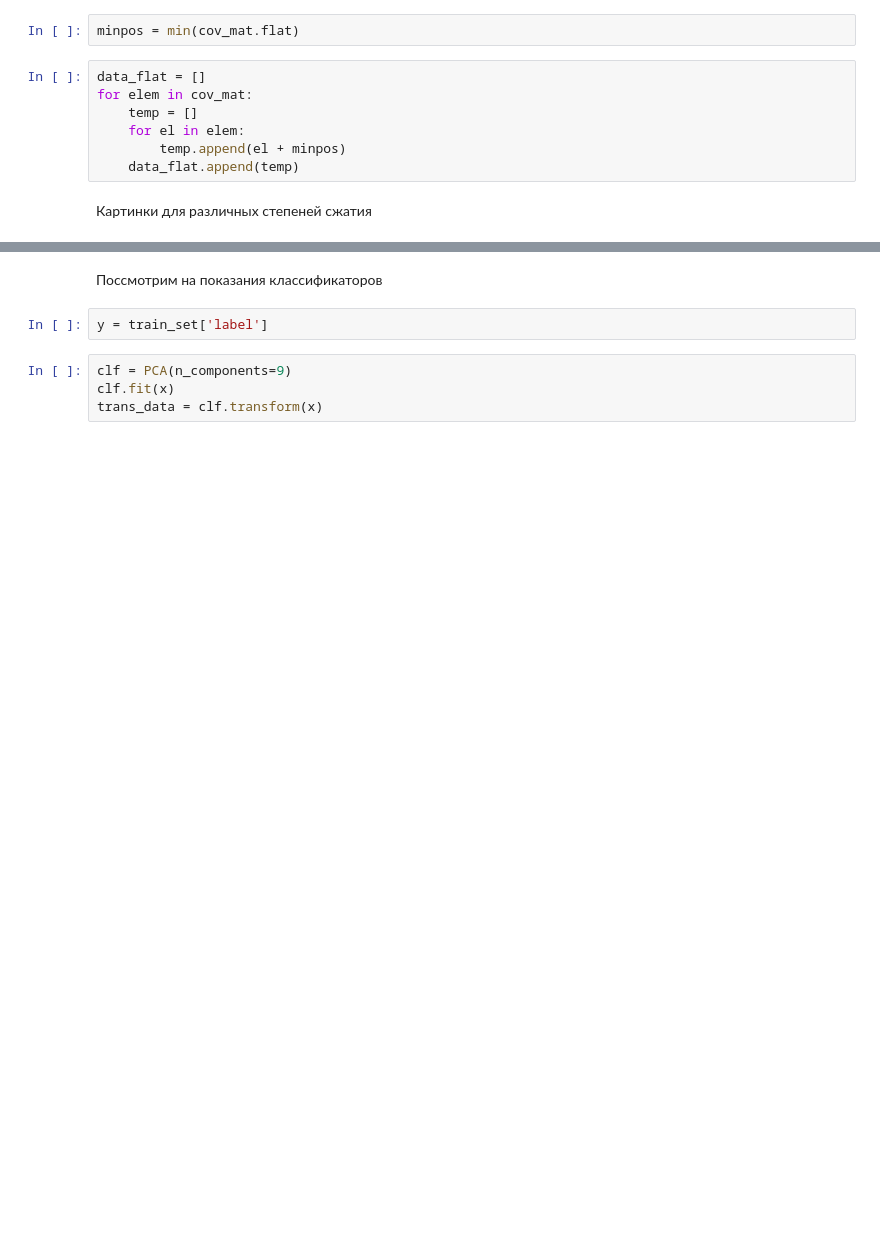
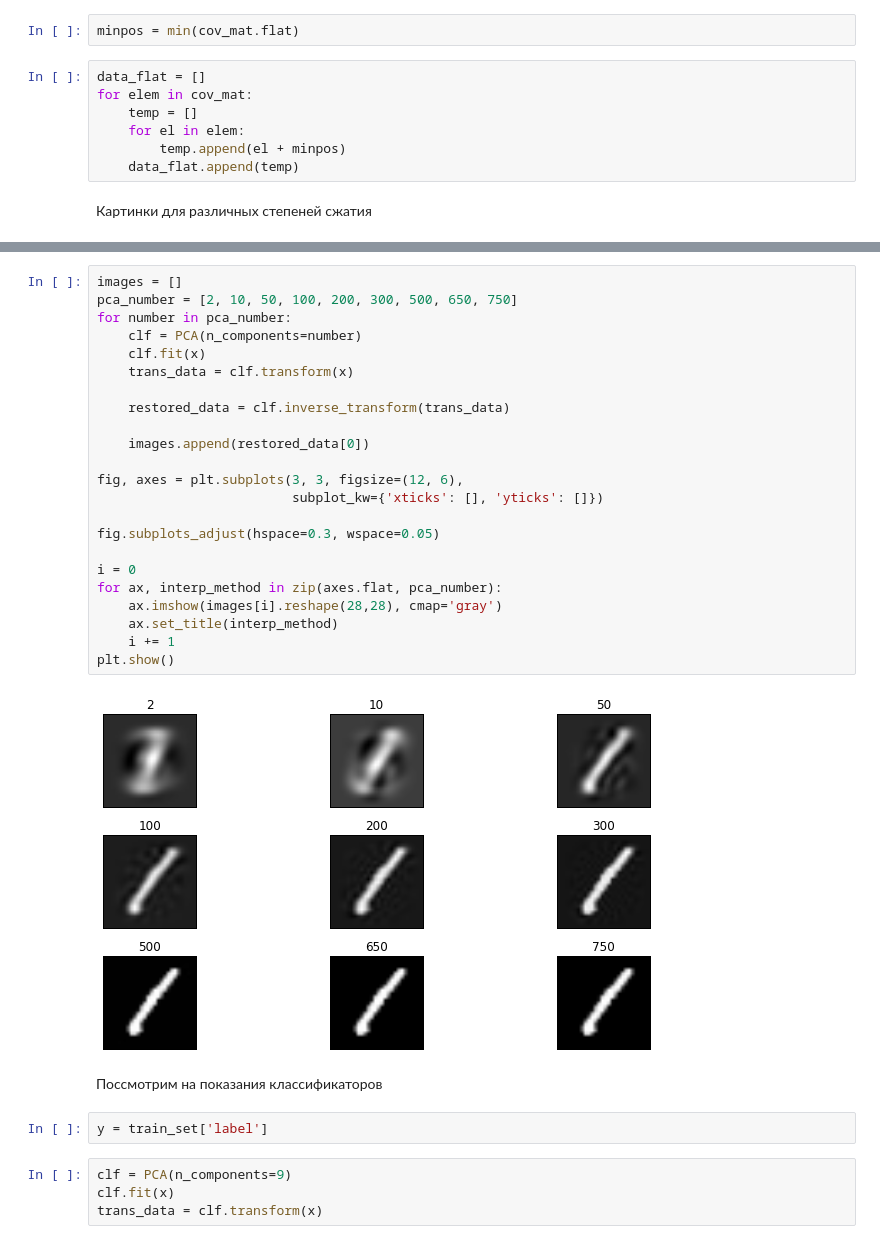
Before and after one commit to alex-kharlamov/MNIST, a Jupyter notebook: MNIST_fourth_homework.ipynb, the cells around one changed output, grey strips where cells are left out. Drawn from its saved outputs; the diff is of its cells as text; blank space fills up the shorter version.

```diff
--- a/MNIST_fourth_homework.ipynb
+++ b/MNIST_fourth_homework.ipynb
@@ -230,3 +188,28 @@ for i in range(10):
+# %%
+images = []
+pca_number = [2, 10, 50, 100, 200, 300, 500, 650, 750]
+for number in pca_number:
+    clf = PCA(n_components=number)
+    clf.fit(x)
+    trans_data = clf.transform(x)
+
+    restored_data = clf.inverse_transform(trans_data)
+
+    images.append(restored_data[0])
+
+fig, axes = plt.subplots(3, 3, figsize=(12, 6),
+                         subplot_kw={'xticks': [], 'yticks': []})
+
+fig.subplots_adjust(hspace=0.3, wspace=0.05)
+
+i = 0
+for ax, interp_method in zip(axes.flat, pca_number):
+    ax.imshow(images[i].reshape(28,28), cmap='gray')
+    ax.set_title(interp_method)
+    i += 1
+plt.show()
+# %% [output]
+[figure, added]
 # %% [markdown]
 Поссмотрим на показания классификаторов
 # %%
```
Also changed, not shown: parts of 3 cells of this notebook.
